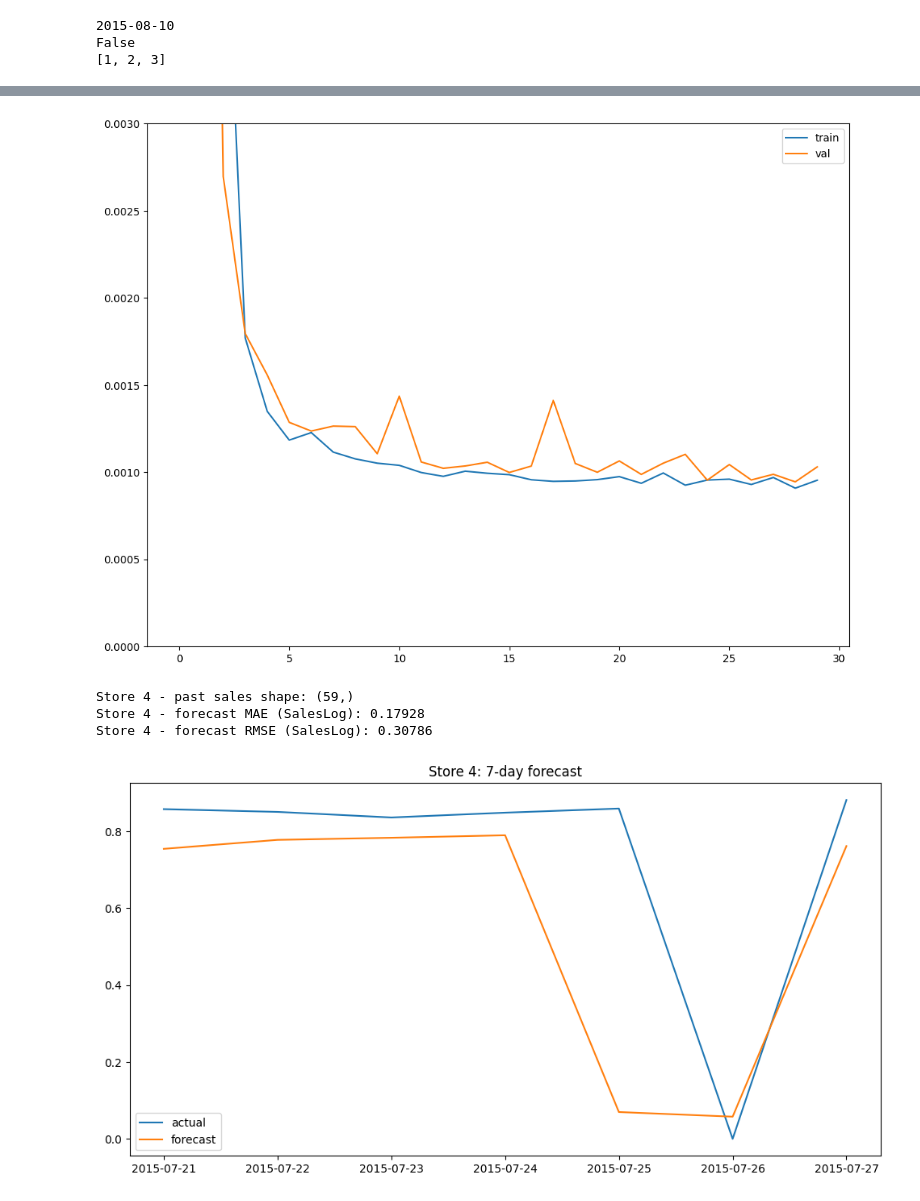
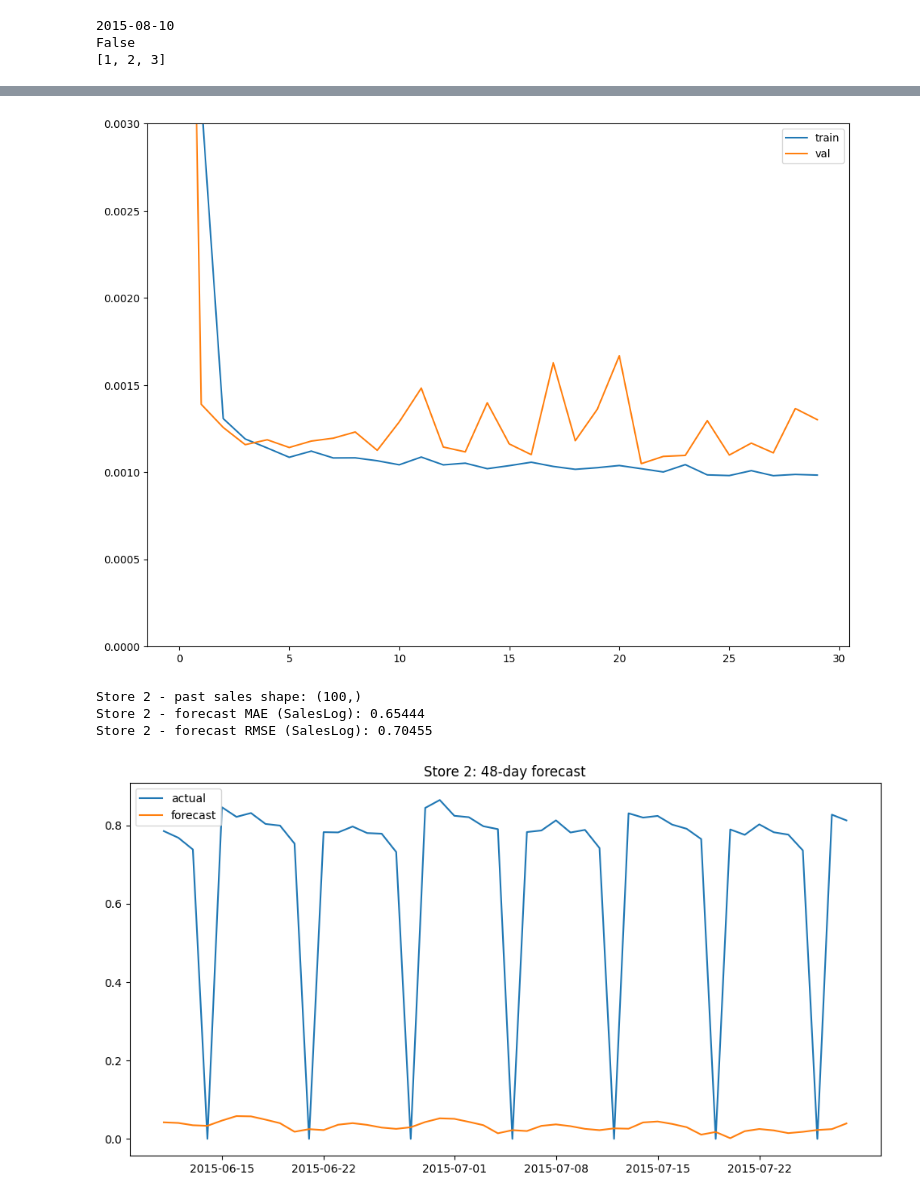
Before and after one commit to Ludovico1104/Progetto-I2ML, a Jupyter notebook: rossmann_test.ipynb, the cells around one changed output, grey strips where cells are left out. Cells and saved outputs as stored; diff of their text form; code cells hidden in the pictures.

```diff
--- a/rossmann_test.ipynb
+++ b/rossmann_test.ipynb
@@ -15,12 +15,12 @@ pd.set_option("display.max_columns", None)
 pd.set_option("display.width", 150)
 
 # RNN forecasting hyper-parameters (see step 4 below for why these values)
-N_STEPS_IN = 59     # length (in days) of the input window fed to the encoder
-N_STEPS_OUT = 7     # length (in days) of the forecast horizon = len(test.csv per store)
+N_STEPS_IN = 100     # length (in days) of the input window fed to the encoder
+N_STEPS_OUT = 48     # length (in days) of the forecast horizon = len(test.csv per store)
 BATCH_SIZE = 32     # same as Recurrent_Torch.ipynb, cell 12
 N_EPOCHS = 30
-STRIDE = 7  # stride of the sliding window (see step 4 below for why this value)
-DATA_CUT = 100000  # cut the dataset to this number of rows for faster training (see step 4 below for why this value)
+STRIDE = N_STEPS_IN  # stride of the sliding window (see step 4 below for why this value)
+DATA_CUT = None # cut the dataset to this number of rows for faster training (see step 4 below for why this value)
 # %%
 def assess_device():
     """Return the best available device: MPS, CUDA, then CPU."""
@@ -516,16 +529,16 @@ try:
 except ImportError:
     pass
 # %% [output]
-[figure, old version]
+[figure, new version]
 # %%
 # Test rapido del forecasting su un singolo store usando il modello gia addestrato.
-selected_store = 4
-N_START = 4
+selected_store = 2
+N_START = 3
 
 store_history = (
     train_df[train_df["Store"] == selected_store]
     .sort_values("Date")
-    .iloc[-(N_STEPS_IN + N_STEPS_OUT) - N_START: -N_START]
+    .iloc[-(N_STEPS_IN + N_STEPS_OUT) - N_START : -N_START]
     .reset_index(drop=True)
 )
 
@@ -534,34 +547,34 @@ if len(store_history) != N_STEPS_IN + N_STEPS_OUT:
         f"Store {selected_store} needs {N_STEPS_IN + N_STEPS_OUT} rows, "
         f"but only {len(store_history)} are available"
     )
 
 past_window = store_history.iloc[:N_STEPS_IN]
 future_window = store_history.iloc[N_STEPS_IN:]
 
 # Le vendite storiche sono disponibili nel primo intervallo per il controllo.
 past_sales = past_window["SalesLog"].to_numpy()
 
 # Il modello riceve le stesse feature usate durante il training.
 pred_X = past_window[feature_cols].to_numpy().reshape(1, N_STEPS_IN, n_features)
 pred_future_features = future_window[feature_cols].to_numpy().reshape(1, N_STEPS_OUT, n_features)
 
 preds = predict_regressor(model, pred_X, pred_future_features).ravel()
 actual = future_window["SalesLog"].to_numpy()
 
 store_mae = np.mean(np.abs(preds - actual))
 store_rmse = np.sqrt(np.mean((preds - actual) ** 2))
 print(f"Store {selected_store} - past sales shape: {past_sales.shape}")
 print(f"Store {selected_store} - forecast MAE (SalesLog): {store_mae:.5f}")
 print(f"Store {selected_store} - forecast RMSE (SalesLog): {store_rmse:.5f}")
 
 plt.figure(figsize=(12, 6))
 plt.plot(future_window["Date"], actual, label="actual")
 plt.plot(future_window["Date"], preds, label="forecast")
 plt.title(f"Store {selected_store}: {N_STEPS_OUT}-day forecast")
 plt.legend()
 plt.show()
 # %% [output]
-Store 4 - past sales shape: (59,)
-Store 4 - forecast MAE (SalesLog): 0.17928
-Store 4 - forecast RMSE (SalesLog): 0.30786
+Store 2 - past sales shape: (100,)
+Store 2 - forecast MAE (SalesLog): 0.65444
+Store 2 - forecast RMSE (SalesLog): 0.70455
-[figure, old version]
+[figure, new version]
```
Also changed, not shown: parts of 5 cells of this notebook, 1 other file.
